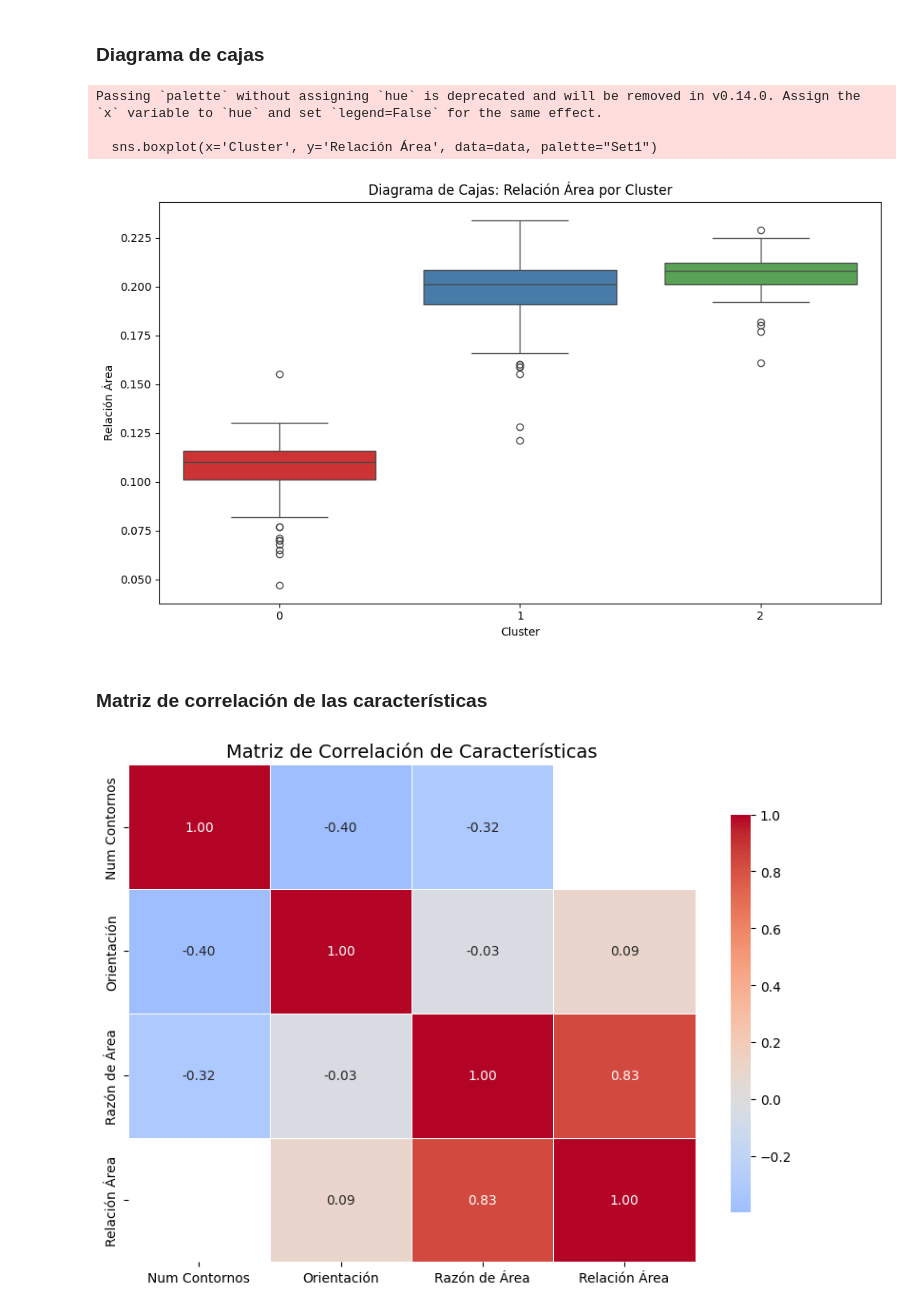
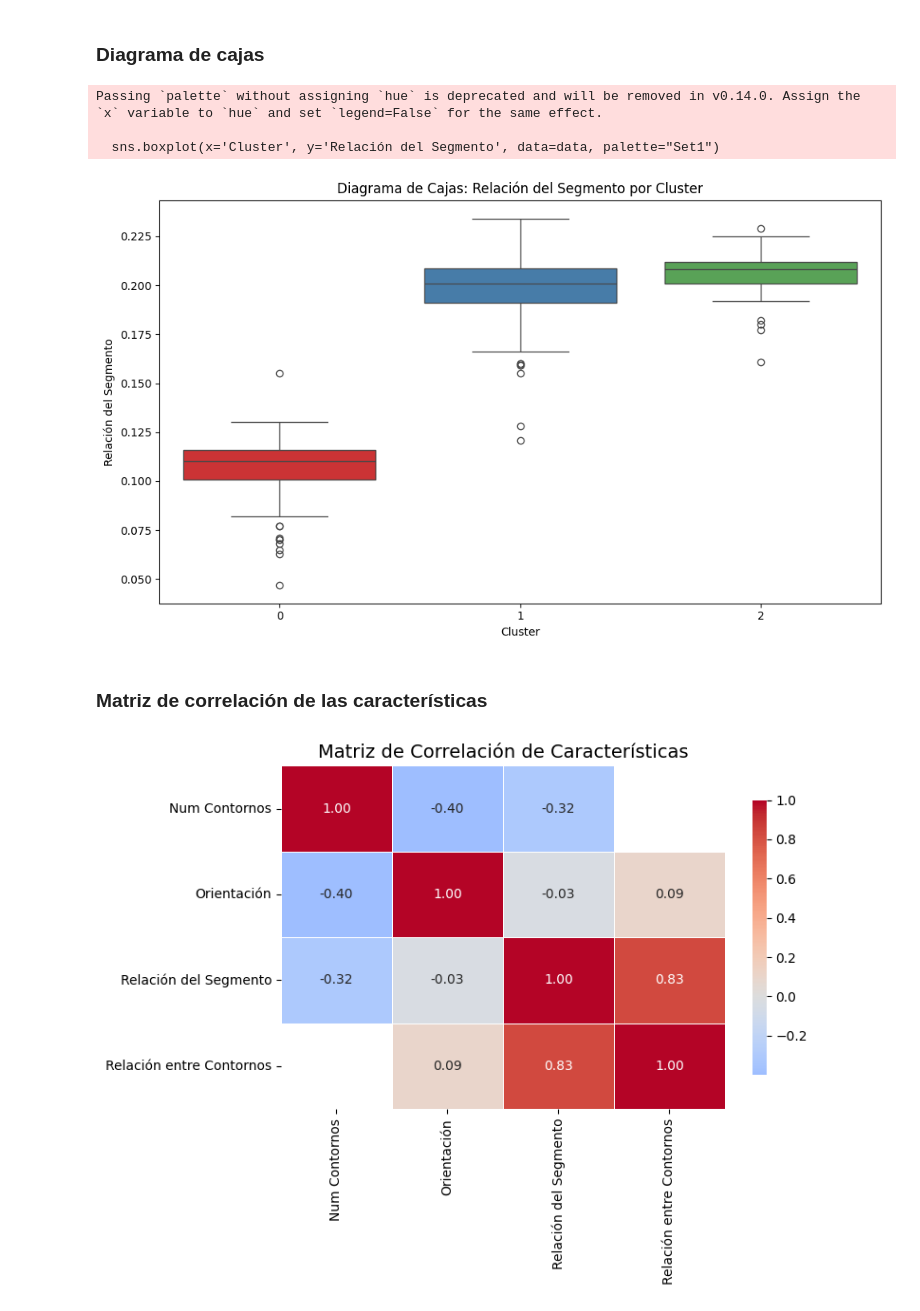
Before and after one commit to miguelable/PSM_OpenCV, a Jupyter notebook: clasificacion_lotes.ipynb, the cells around one changed output. Cells and saved outputs as stored; diff of their text form; code cells hidden in the pictures.

```diff
--- a/clasificacion_lotes.ipynb
+++ b/clasificacion_lotes.ipynb
@@ -433,8 +433,8 @@ for image_idx, segment_info in enumerate(segment_info_global):
             "Valor Real": segment.get("valor_real", None),
             "Num Contornos": segment.get("num_contours", None),
             "Orientación": segment["orientation"][0] if segment["orientation"] else None,
-            "Relación Área": segment.get("area_ratios_relation", None),
-            "Razones de Área": razones_area_str,
+            "Relación entre Contornos": segment.get("area_ratios_relation", None),
+            "Relación del Segmento": razones_area_str,
         }
         data.append(row)
 
@@ -710,61 +710,61 @@ import pandas as pd
 
 # Si 'relaciones_area' es una lista de listas, podemos tomar el promedio de cada lista
 relaciones_area_promedio = [np.mean(area) if isinstance(area, (list, np.ndarray)) else area
-                            for area in relaciones_area]
+                            for area in relaciones_area_segmento]
 
 # Crear un DataFrame con las relaciones de área promedio y los clusters
 data = pd.DataFrame({
-    'Relación Área': relaciones_area_promedio,
+    'Relación del Segmento': relaciones_area_promedio,
     'Cluster': clusters
 })
 
 # Crear el diagrama de cajas (boxplot) agrupado por clusters
 plt.figure(figsize=(10, 6))
-sns.boxplot(x='Cluster', y='Relación Área', data=data, palette="Set1")
+sns.boxplot(x='Cluster', y='Relación del Segmento', data=data, palette="Set1")
 
 # Añadir título y etiquetas
-plt.title("Diagrama de Cajas: Relación Área por Cluster")
+plt.title("Diagrama de Cajas: Relación del Segmento por Cluster")
 plt.xlabel("Cluster")
-plt.ylabel("Relación Área")
+plt.ylabel("Relación del Segmento")
 
 plt.tight_layout()
 plt.show()
 # %% [output]
 Passing `palette` without assigning `hue` is deprecated and will be removed in v0.14.0. Assign the `x` variable to `hue` and set `legend=False` for the same effect.
 
-  sns.boxplot(x='Cluster', y='Relación Área', data=data, palette="Set1")
+  sns.boxplot(x='Cluster', y='Relación del Segmento', data=data, palette="Set1")
-[figure, old version]
+[figure, new version]
 # %% [markdown]
 ### Matriz de correlación de las características
 # %%
 import seaborn as sns
 import matplotlib.pyplot as plt
 
 # Convertir 'Orientación' a valores numéricos (0 para 'horizontal' y 1 para 'vertical')
 df["Orientación"] = df["Orientación"].apply(lambda x: 0 if x == "horizontal" else 1)
 
 # Convertir 'Relación Área' a numérico si es necesario (si ya lo es, este paso se puede omitir)
-df["Relación Área"] = pd.to_numeric(df["Relación Área"], errors="coerce")
+df["Relación entre Contornos"] = pd.to_numeric(df["Relación entre Contornos"], errors="coerce")
 
 # Convertir 'Razones de Área' en listas de valores y extraer la primera relación de área (si es aplicable)
 # Si 'Razones de Área' es una cadena con valores numéricos, debemos extraer el primer valor
-df["Razón de Área"] = df["Razones de Área"].apply(lambda x: float(x.split(',')[0]) if x != "N/A" else None)
+df["Relación del Segmento"] = df["Relación del Segmento"].apply(lambda x: float(x.split(',')[0]) if x != "N/A" else None)
 
 # Filtramos solo las columnas numéricas para la matriz de correlación
-df_numeric = df[["Num Contornos", "Orientación", "Razón de Área", "Relación Área"]]
+df_numeric = df[["Num Contornos", "Orientación", "Relación del Segmento", "Relación entre Contornos"]]
 
 # Calcular la matriz de correlación
 correlation_matrix = df_numeric.corr()
 
 # Visualizar la matriz de correlación usando un heatmap
 plt.figure(figsize=(8, 6))
 sns.heatmap(correlation_matrix, annot=True, cmap='coolwarm', center=0, linewidths=0.5, fmt='.2f', cbar_kws={"shrink": 0.8})
 
 # Título del gráfico
 plt.title("Matriz de Correlación de Características", fontsize=14)
 
 # Mostrar el gráfico
 plt.tight_layout()
 plt.show()
 # %% [output]
-[figure, old version]
+[figure, new version]
```
Also changed, not shown: parts of 4 cells of this notebook, 1 other file.
